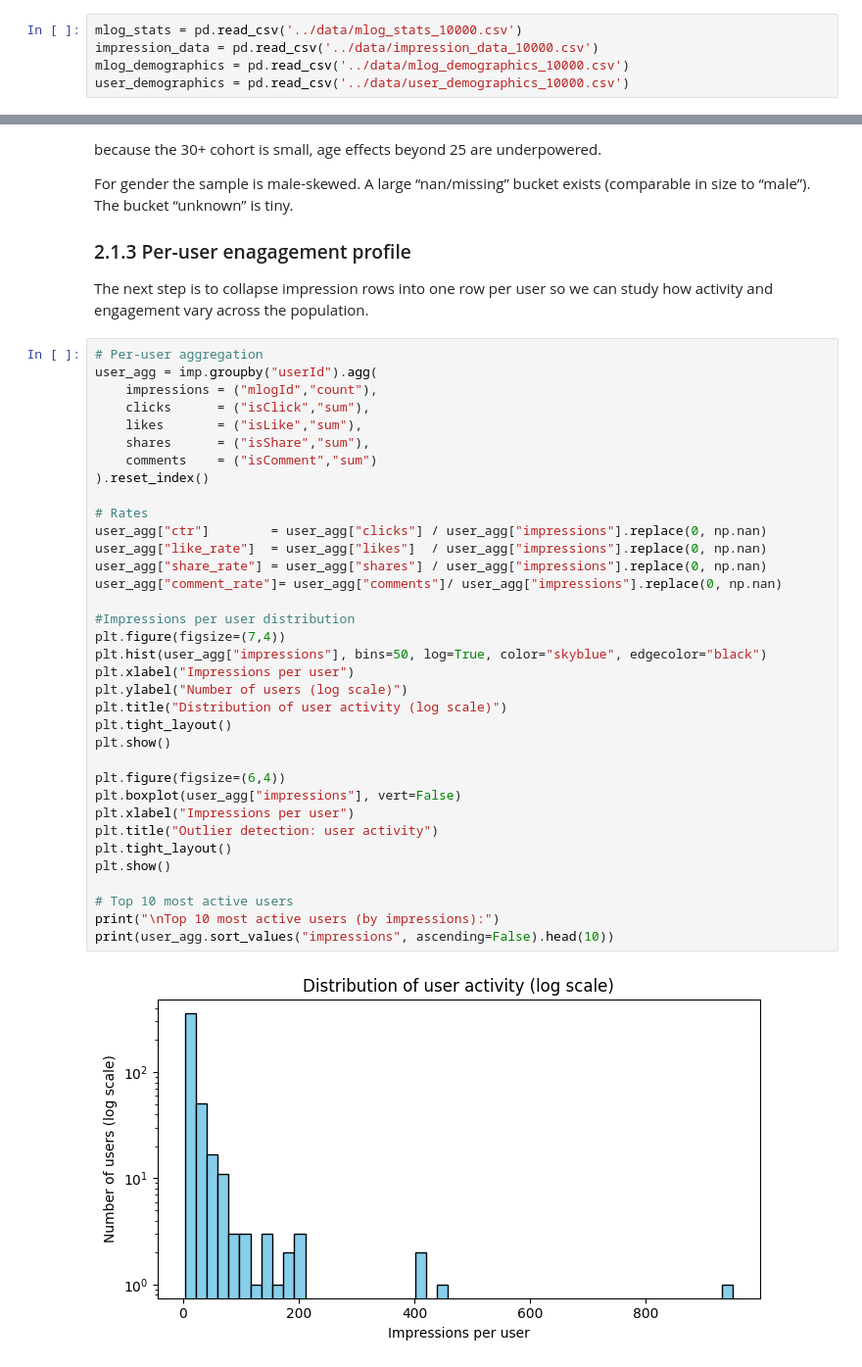
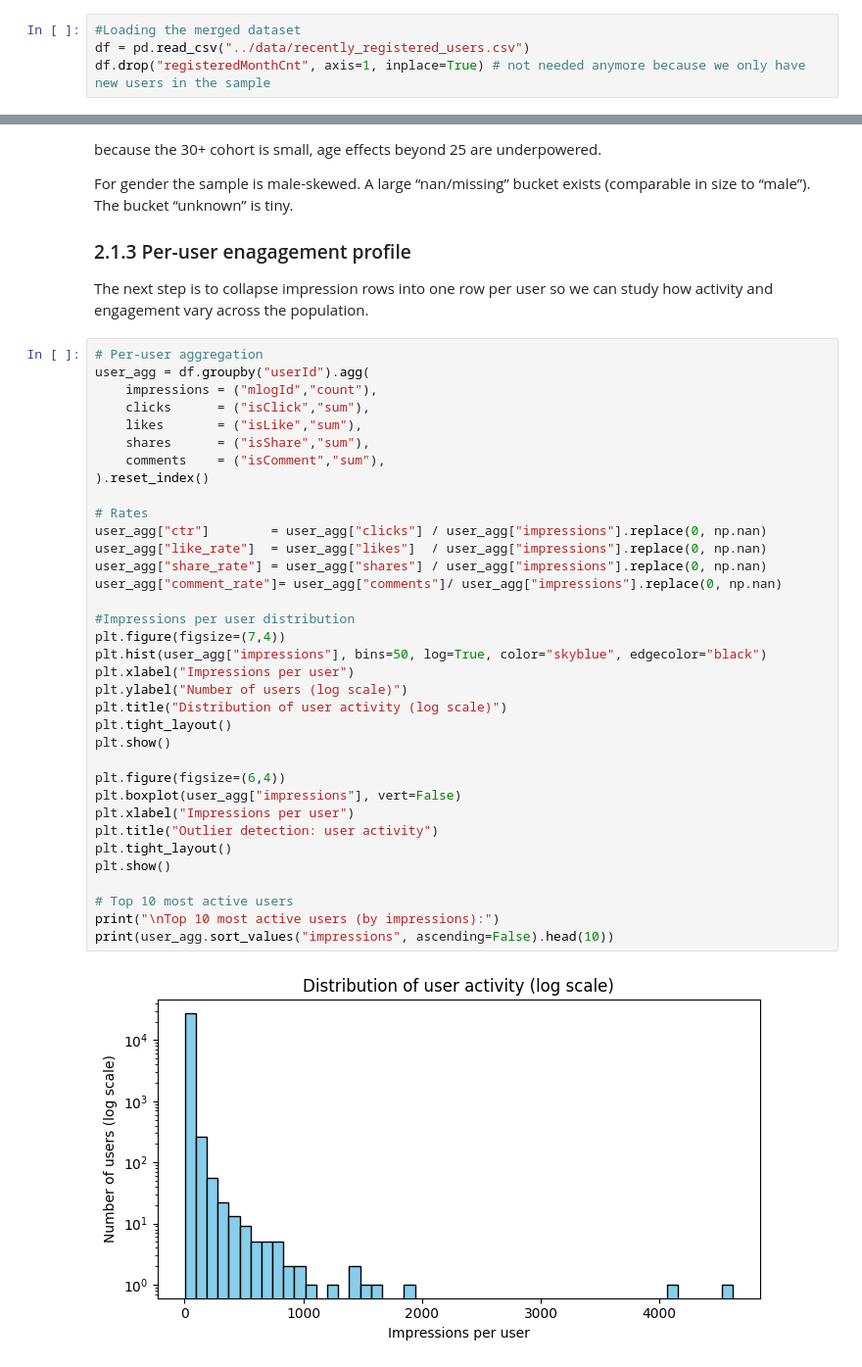
Before and after one commit to renaschaller/Master-Thesis-Music-Streaming, a Jupyter notebook: EDA/EDA.ipynb, the cells around one changed output, grey strips where cells are left out. Shown at 98% size. Saved outputs shown, nothing was run; the diff lists cells and outputs as text.

```diff
--- a/EDA/EDA.ipynb
+++ b/EDA/EDA.ipynb
@@ -43,7 +45,6 @@ from scipy.stats import pointbiserialr
 # %% [markdown]
 #### 1.2. Reading the data
 # %%
-mlog_stats = pd.read_csv('../data/mlog_stats_10000.csv')
-impression_data = pd.read_csv('../data/impression_data_10000.csv')
-mlog_demographics = pd.read_csv('../data/mlog_demographics_10000.csv')
-user_demographics = pd.read_csv('../data/user_demographics_10000.csv')
+#Loading the merged dataset
+df = pd.read_csv("../data/recently_registered_users.csv")
+df.drop("registeredMonthCnt", axis=1, inplace=True) # not needed anymore because we only have new users in the sample
@@ -171,38 +166,38 @@ The bucket “unknown” is tiny.
 The next step is to collapse impression rows into one row per user so we can study how activity and engagement vary across the population.
 # %%
 # Per-user aggregation
-user_agg = imp.groupby("userId").agg(
+user_agg = df.groupby("userId").agg(
     impressions = ("mlogId","count"),
     clicks      = ("isClick","sum"),
     likes       = ("isLike","sum"),
     shares      = ("isShare","sum"),
-    comments    = ("isComment","sum")
+    comments    = ("isComment","sum"),
 ).reset_index()
 
 # Rates
 user_agg["ctr"]        = user_agg["clicks"] / user_agg["impressions"].replace(0, np.nan)
 user_agg["like_rate"]  = user_agg["likes"]  / user_agg["impressions"].replace(0, np.nan)
 user_agg["share_rate"] = user_agg["shares"] / user_agg["impressions"].replace(0, np.nan)
 user_agg["comment_rate"]= user_agg["comments"]/ user_agg["impressions"].replace(0, np.nan)
 
 #Impressions per user distribution
 plt.figure(figsize=(7,4))
 plt.hist(user_agg["impressions"], bins=50, log=True, color="skyblue", edgecolor="black")
 plt.xlabel("Impressions per user")
 plt.ylabel("Number of users (log scale)")
 plt.title("Distribution of user activity (log scale)")
 plt.tight_layout()
 plt.show()
 
 plt.figure(figsize=(6,4))
 plt.boxplot(user_agg["impressions"], vert=False)
 plt.xlabel("Impressions per user")
 plt.title("Outlier detection: user activity")
 plt.tight_layout()
 plt.show()
 
 # Top 10 most active users
 print("\nTop 10 most active users (by impressions):")
 print(user_agg.sort_values("impressions", ascending=False).head(10))
 # %% [output]
-[figure, old version]
+[figure, new version]
```
Also changed, not shown: parts of 60 cells of this notebook, 3 other files.
